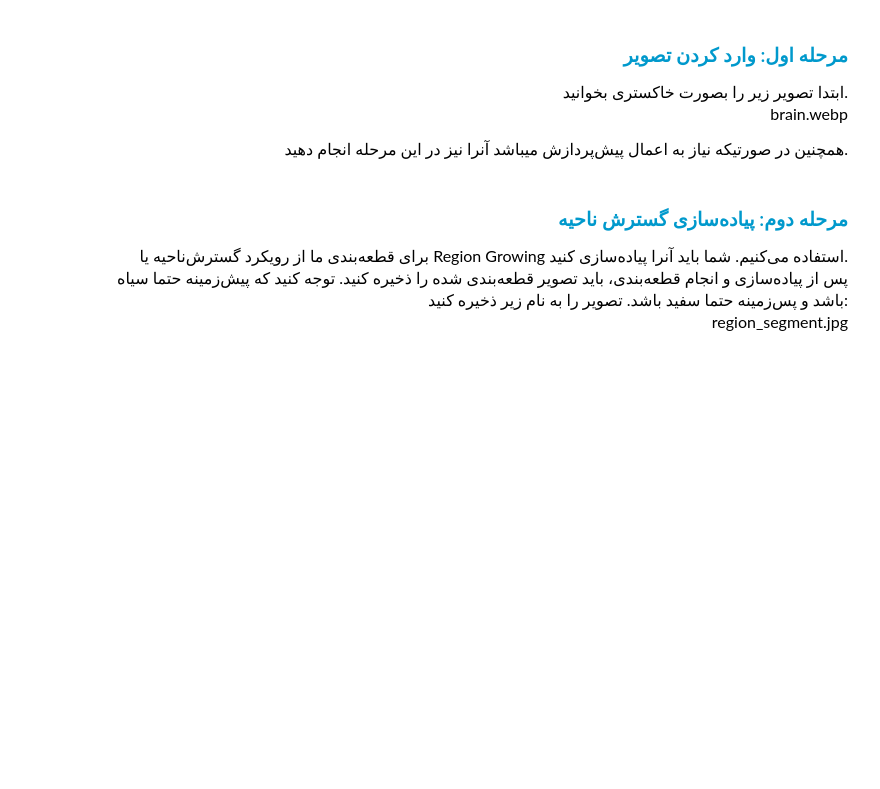
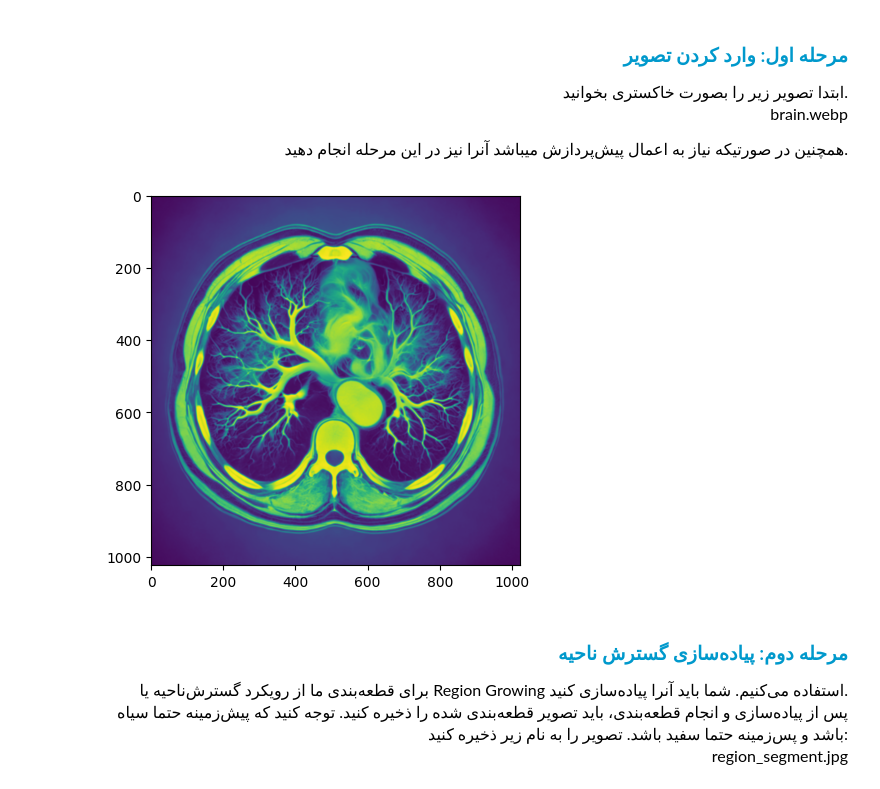
Before and after one commit to mahajialirezaei/image-processing-codes, a Jupyter notebook: Img-region-based-Segmentation/notebook.ipynb, the cells around one changed output. Saved outputs shown, nothing was run; the diff lists cells and outputs as text; code cells hidden in the pictures; blank space fills up the shorter version.

```diff
--- a/Img-region-based-Segmentation/notebook.ipynb
+++ b/Img-region-based-Segmentation/notebook.ipynb
@@ -42,6 +42,10 @@ brain.webp
 # %%
 img = cv2.imread('Data/brain.webp', cv2.IMREAD_GRAYSCALE)
 img_gaussy = cv2.GaussianBlur(img, (7, 7), 0)
+plt.imshow(img_gaussy)
+plt.show()
+# %% [output]
+[figure, added]
 # %% [markdown]
 <h3 align=right style="line-height:200%;font-family:vazir;color:#0099cc">
 <font face="vazir" color="#0099cc">
```
Also changed, not shown: parts of 1 cell of this notebook.
